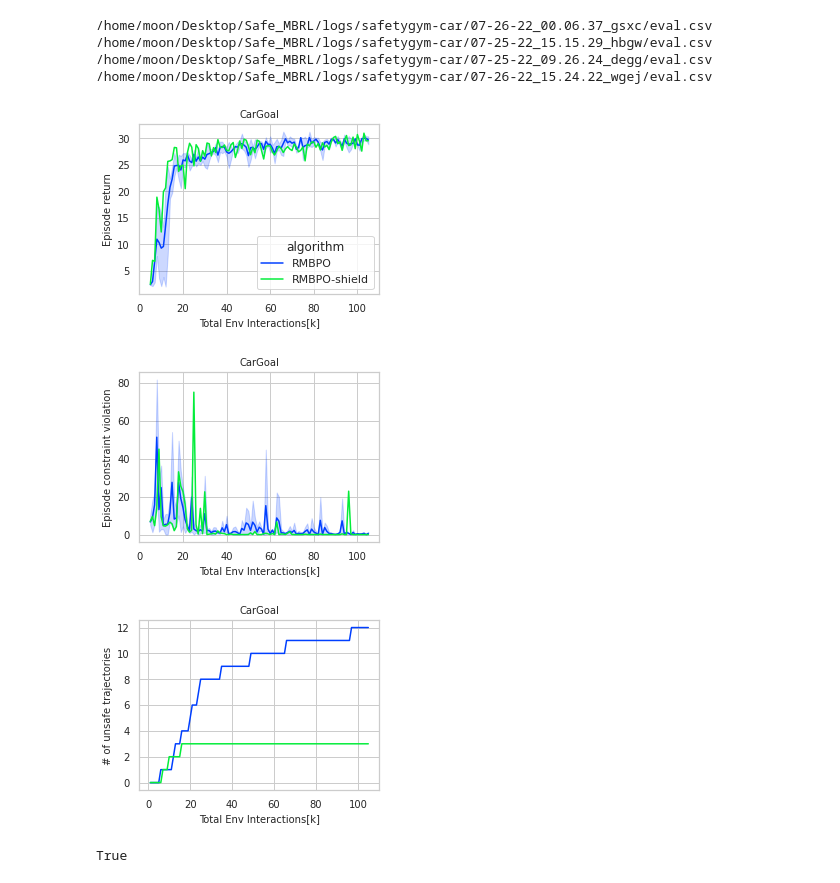
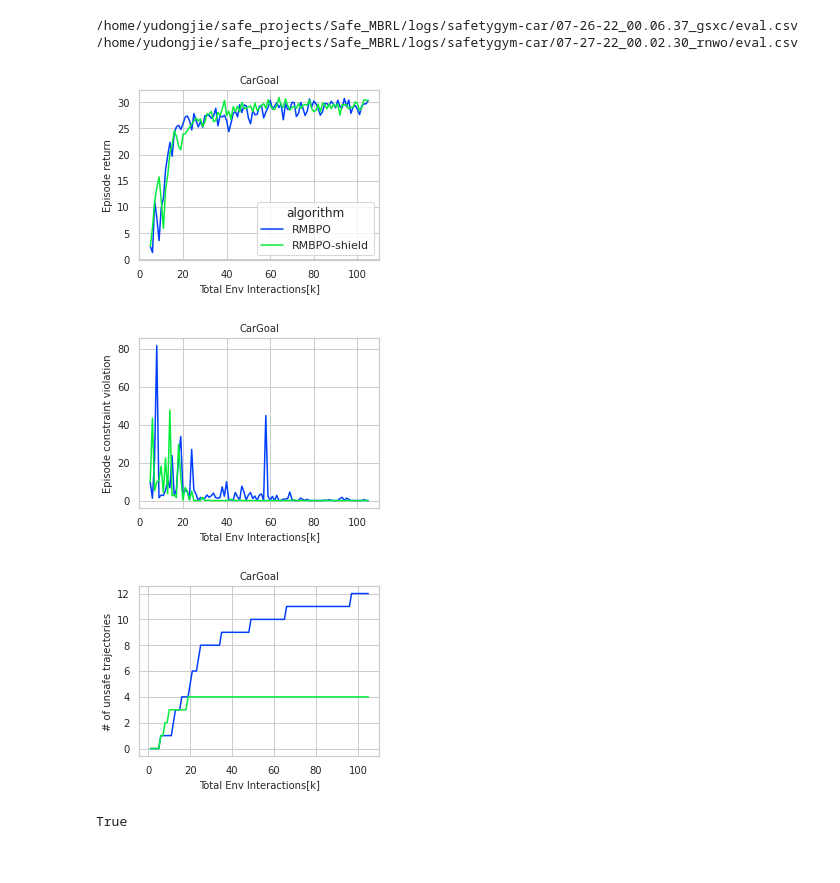
Before and after one commit to ManUtdMoon/Distributional-Reachability-Policy-Optimization, a Jupyter notebook: src/viz_curves.ipynb, the cells around one changed output. Drawn from its saved outputs; the diff is of its cells as text; code cells hidden in the pictures.

```diff
--- a/src/viz_curves.ipynb
+++ b/src/viz_curves.ipynb
@@ -88,11 +88,9 @@ RESULTS_DIR = {
     'safetygym-car': {
         'RMBPO': [
             '07-26-22_00.06.37_gsxc',
-            '07-25-22_15.15.29_hbgw',
-            '07-25-22_09.26.24_degg'
         ],
         'RMBPO-shield': [
-            '07-26-22_15.24.22_wgej'
+            '07-27-22_00.02.30_rnwo',
         ]
     },
 
@@ -181,40 +179,38 @@ def plot_eval_results_of_all_alg_n_runs(task):
                     eval_list[0]
 
     for i, tag in enumerate(tag2plot):
         figsize = (4, 3)
         plt.figure(figsize=figsize)  # figsize=figsize
         ax1 = plt.axes()  # f1.add_axes(axes_size)
         sns.lineplot(
             x="steps sampled",
             y=tag,
             hue="algorithm",
             data=total_eval_df if is_eval_metric(tag) else total_train_df,
         )
 
         ax1.set_ylabel(tag_name_dict[tag], fontsize=fontsize)
         ax1.set_xlabel("Total Env Interactions[k]", fontsize=fontsize)
         handles, labels = ax1.get_legend_handles_labels()
         if i != 0:
             ax1.get_legend().remove()
 
         plt.yticks(fontsize=fontsize)
         plt.xticks(fontsize=fontsize)
         plt.tight_layout(pad=0.5)
         plt.title(env_name_dict[task], fontsize=fontsize)
 
         plt.show()
 
 
 plot_eval_results_of_all_alg_n_runs('safetygym-car')
 #
 # %% [output]
-/home/moon/Desktop/Safe_MBRL/logs/safetygym-car/07-26-22_00.06.37_gsxc/eval.csv
-/home/moon/Desktop/Safe_MBRL/logs/safetygym-car/07-25-22_15.15.29_hbgw/eval.csv
-/home/moon/Desktop/Safe_MBRL/logs/safetygym-car/07-25-22_09.26.24_degg/eval.csv
-/home/moon/Desktop/Safe_MBRL/logs/safetygym-car/07-26-22_15.24.22_wgej/eval.csv
+/home/yudongjie/safe_projects/Safe_MBRL/logs/safetygym-car/07-26-22_00.06.37_gsxc/eval.csv
+/home/yudongjie/safe_projects/Safe_MBRL/logs/safetygym-car/07-27-22_00.02.30_rnwo/eval.csv
-[figure, old version]
+[figure, new version]
-[figure, old version]
+[figure, new version]
-[figure, old version]
+[figure, new version]
 # %%
 is_eval_metric('episode_return')
 # %% [output]
```
Also changed, not shown: parts of 1 cell of this notebook, 1 other file.
